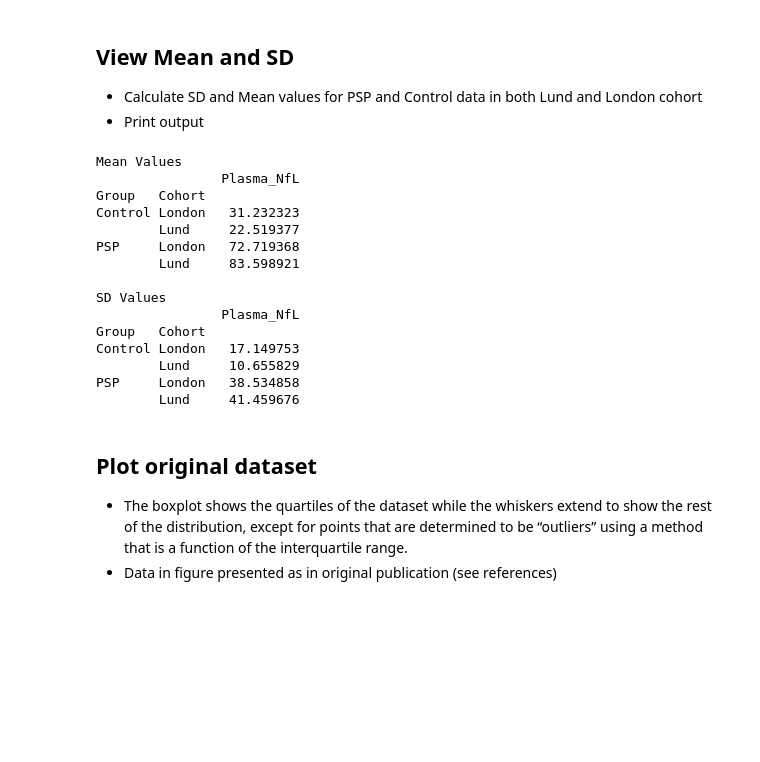
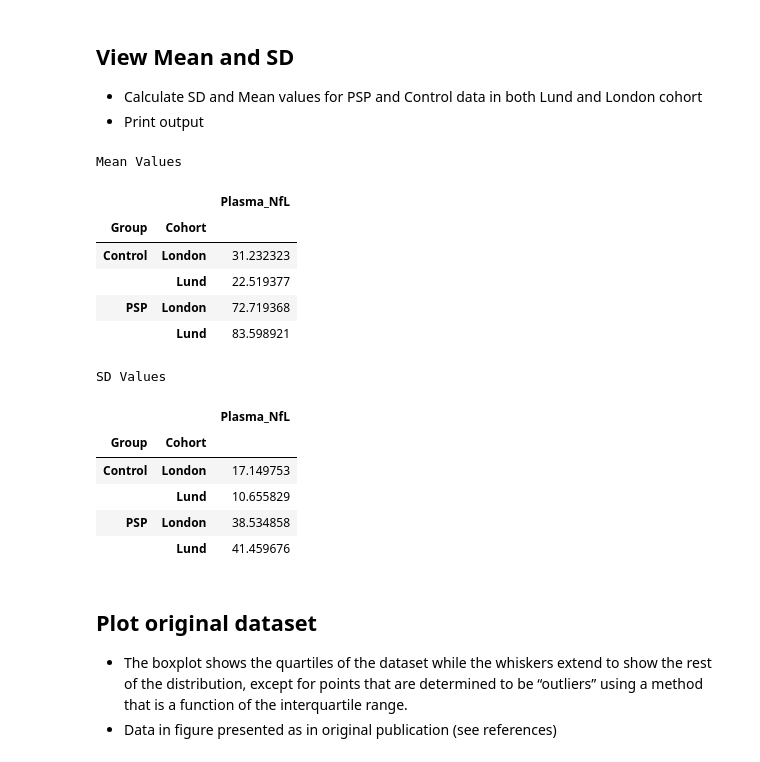
Before and after one commit to AJaeck/sample-size, a Jupyter notebook: notebooks/sample-size.ipynb, the cells around one changed output. Drawn from its saved outputs; the diff is of its cells as text; code cells hidden in the pictures; blank space fills up the shorter version.

```diff
--- a/notebooks/sample-size.ipynb
+++ b/notebooks/sample-size.ipynb
@@ -54,27 +55,26 @@ print(df)
 # %%
 mean = df.groupby(['Group', "Cohort"]).mean()
 sd = df.groupby(['Group', "Cohort"]).std()
 print("Mean Values")
-print(mean)
+display(mean)
 print("")
 print("SD Values")
-print(sd)
+display(sd)
 # %% [output]
 Mean Values
-                Plasma_NfL
-Group   Cohort
-Control London   31.232323
-        Lund     22.519377
-PSP     London   72.719368
-        Lund     83.598921
-
-SD Values
-                Plasma_NfL
-Group   Cohort
-Control London   17.149753
-        Lund     10.655829
-PSP     London   38.534858
-        Lund     41.459676
+|  |  | Plasma_NfL |
+| Group | Cohort |  |
+| Control | London | 31.232323 |
+|  | Lund | 22.519377 |
+| PSP | London | 72.719368 |
+|  | Lund | 83.598921 |
+SD Values
+|  |  | Plasma_NfL |
+| Group | Cohort |  |
+| Control | London | 17.149753 |
+|  | Lund | 10.655829 |
+| PSP | London | 38.534858 |
+|  | Lund | 41.459676 |
 # %% [markdown]
 ## Plot original dataset
 
```
Also changed, not shown: parts of 7 cells of this notebook.
